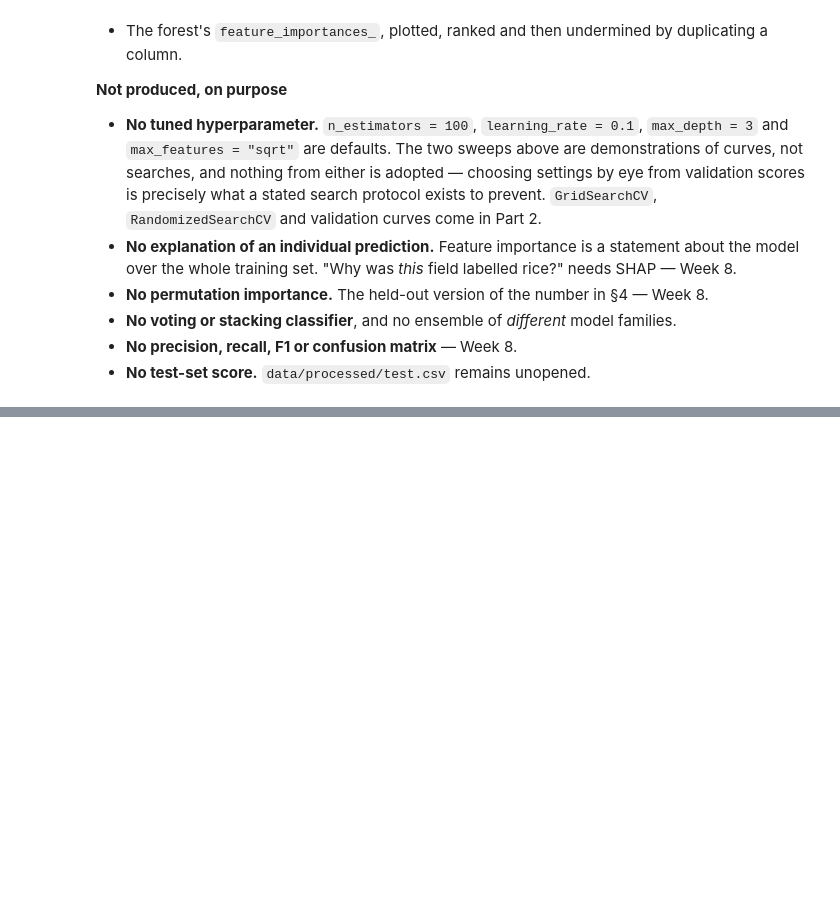
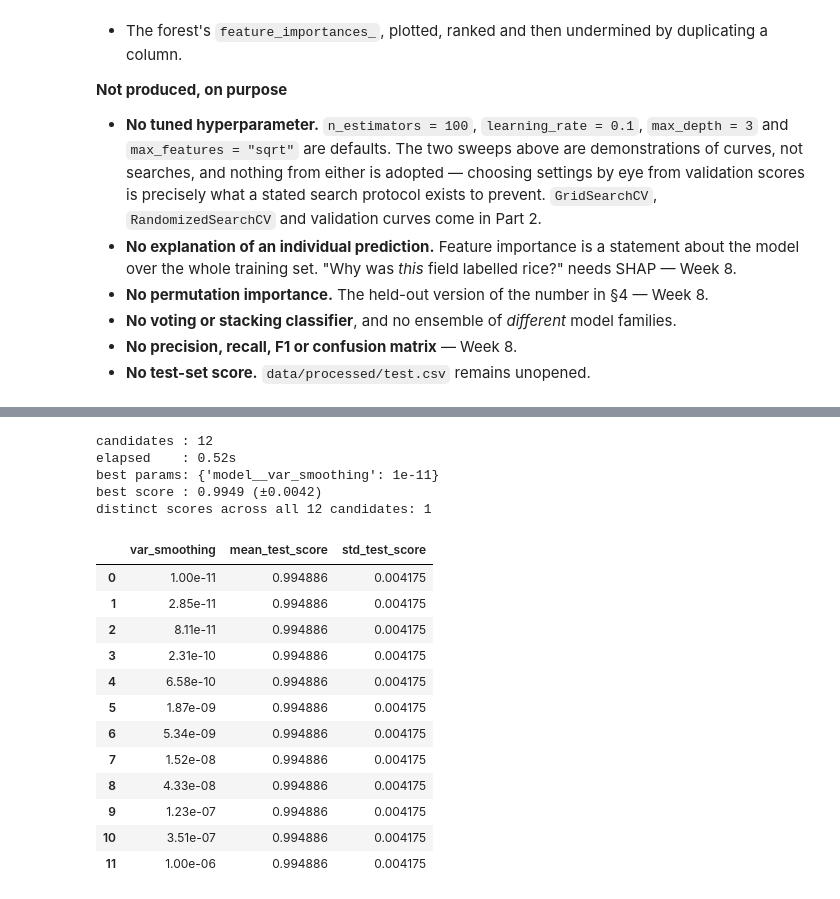
Before and after one commit to Raj-Indra-Asura/Crop-Recommendation-System, a Jupyter notebook: notebooks/06_model_selection.ipynb, the cells around one changed output, grey strips where cells are left out. Cells and saved outputs as stored; diff of their text form; code cells hidden in the pictures; blank space fills up the shorter version.

```diff
--- a/notebooks/06_model_selection.ipynb
+++ b/notebooks/06_model_selection.ipynb
@@ -678,0 +909,40 @@ protocol         : 5-fold stratified CV, seed 42, on data/processed/train.csv
+# %%
+smoothing_grid = {"model__var_smoothing": np.logspace(-11, -6, 12).tolist()}
+naive_bayes_search = tune_model(make_pipeline(get_naive_bayes()), smoothing_grid, X_train, y_train)
+
+print("candidates :", naive_bayes_search["n_candidates"])
+print("elapsed    :", f"{naive_bayes_search['elapsed_seconds']:.2f}s")
+print("best params:", naive_bayes_search["best_params"])
+print("best score :", f"{naive_bayes_search['best_score']:.4f}"
+      f" (±{naive_bayes_search['best_std']:.4f})")
+print("distinct scores across all 12 candidates:",
+      naive_bayes_search["cv_results"]["mean_test_score"].round(6).nunique())
+# %% [output]
+candidates : 12
+elapsed    : 0.52s
+best params: {'model__var_smoothing': 1e-11}
+best score : 0.9949 (±0.0042)
+distinct scores across all 12 candidates: 1
+# %%
+smoothing_table = naive_bayes_search["cv_results"].assign(
+    var_smoothing=lambda frame: frame["params"].map(
+        lambda p: f"{p['model__var_smoothing']:.2e}"
+    ),
+    mean_test_score=lambda frame: frame["mean_test_score"].round(6),
+    std_test_score=lambda frame: frame["std_test_score"].round(6),
+)
+smoothing_table[["var_smoothing", "mean_test_score", "std_test_score"]]
+# %% [output]
+|  | var_smoothing | mean_test_score | std_test_score |
+| 0 | 1.00e-11 | 0.994886 | 0.004175 |
+| 1 | 2.85e-11 | 0.994886 | 0.004175 |
+| 2 | 8.11e-11 | 0.994886 | 0.004175 |
+| 3 | 2.31e-10 | 0.994886 | 0.004175 |
+| 4 | 6.58e-10 | 0.994886 | 0.004175 |
+| 5 | 1.87e-09 | 0.994886 | 0.004175 |
+| 6 | 5.34e-09 | 0.994886 | 0.004175 |
+| 7 | 1.52e-08 | 0.994886 | 0.004175 |
+| 8 | 4.33e-08 | 0.994886 | 0.004175 |
+| 9 | 1.23e-07 | 0.994886 | 0.004175 |
+| 10 | 3.51e-07 | 0.994886 | 0.004175 |
+| 11 | 1.00e-06 | 0.994886 | 0.004175 |
```
Also changed, not shown: parts of 27 cells of this notebook.
